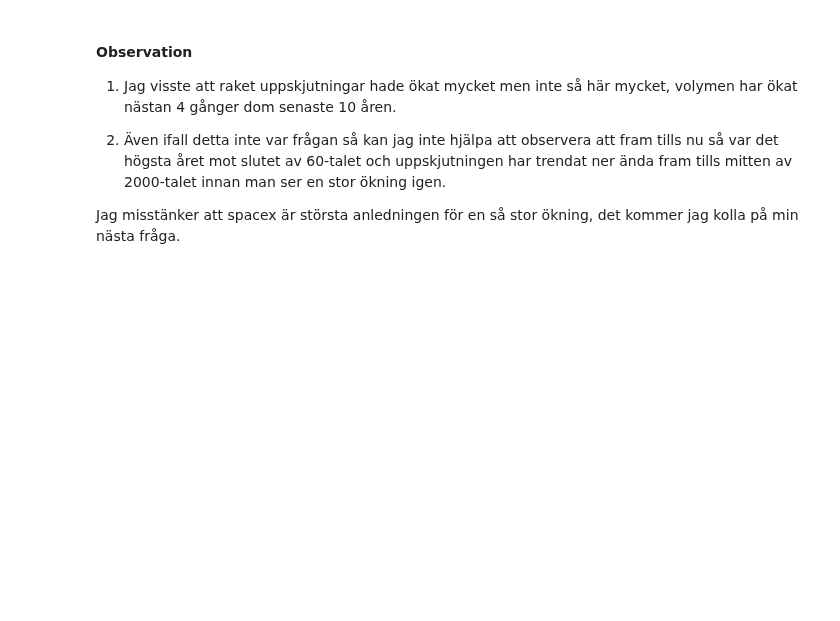
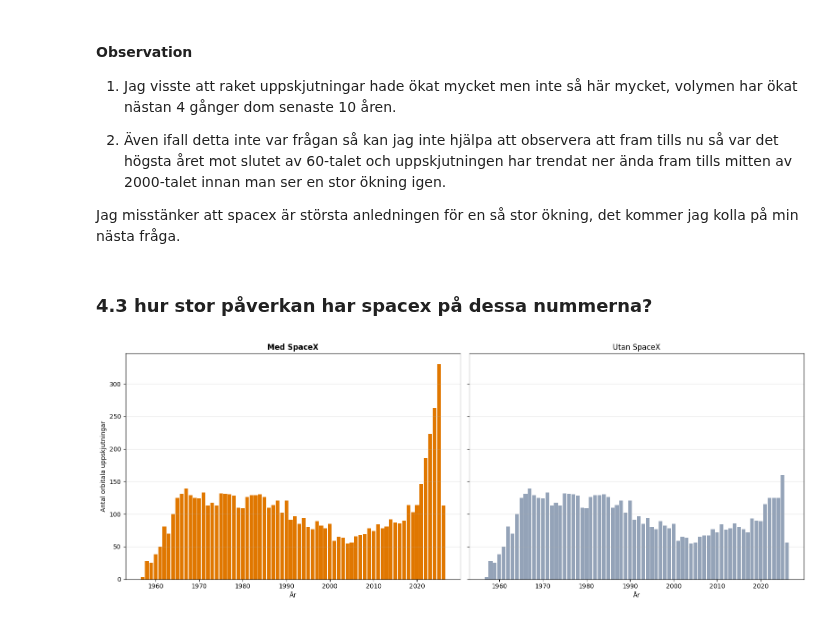
Before and after one commit to jacoblasse/KK1-rymduppskjutningar, a Jupyter notebook: notebook.ipynb, the cells around one changed output. Drawn from its saved outputs; the diff is of its cells as text; code cells hidden in the pictures; blank space fills up the shorter version.

Commit message:
Created graph to show comparison between launches with spacex and without spacex

```diff
--- a/notebook.ipynb
+++ b/notebook.ipynb
@@ -455,3 +455,32 @@ plt.show()
 2. Även ifall detta inte var frågan så kan jag inte hjälpa att observera att fram tills nu så var det högsta året mot slutet av 60-talet och uppskjutningen har trendat ner ända fram tills mitten av 2000-talet innan man ser en stor ökning igen.
 
 Jag misstänker att spacex är största anledningen för en så stor ökning, det kommer jag kolla på min nästa fråga.
+# %% [markdown]
+### 4.3 hur stor påverkan har spacex på dessa nummerna?
+# %%
+spacex_per_year = orbital[orbital["Agency"] == "SPX"].groupby("Year").size()
+total_per_year = orbital.groupby("Year").size()
+
+# Räkna ut utan SpaceX genom att tabort SpaceX från totalen
+without_spacex = total_per_year.subtract(spacex_per_year, fill_value=0)
+
+# Skapa två subplots bredvid varandra med samma y axel
+fig, (ax1, ax2) = plt.subplots(1, 2, figsize=(16, 6), sharey=True)
+
+# Vänster alla uppskjutningar
+ax1.bar(total_per_year.index, total_per_year.values, color="#e07700", width=0.85)
+ax1.set_title("Med SpaceX", fontsize=12)
+ax1.set_xlabel("År")
+ax1.set_ylabel("Antal orbitala uppskjutningar")
+ax1.grid(True, alpha=0.3, axis="y")
+
+# Höger utan SpaceX
+ax2.bar(without_spacex.index, without_spacex.values, color="#94a3b8", width=0.85)
+ax2.set_title("Utan SpaceX", fontsize=12)
+ax2.set_xlabel("År")
+ax2.grid(True, alpha=0.3, axis="y")
+
+plt.tight_layout()
+plt.show()
+# %% [output]
+[figure, added]
```
